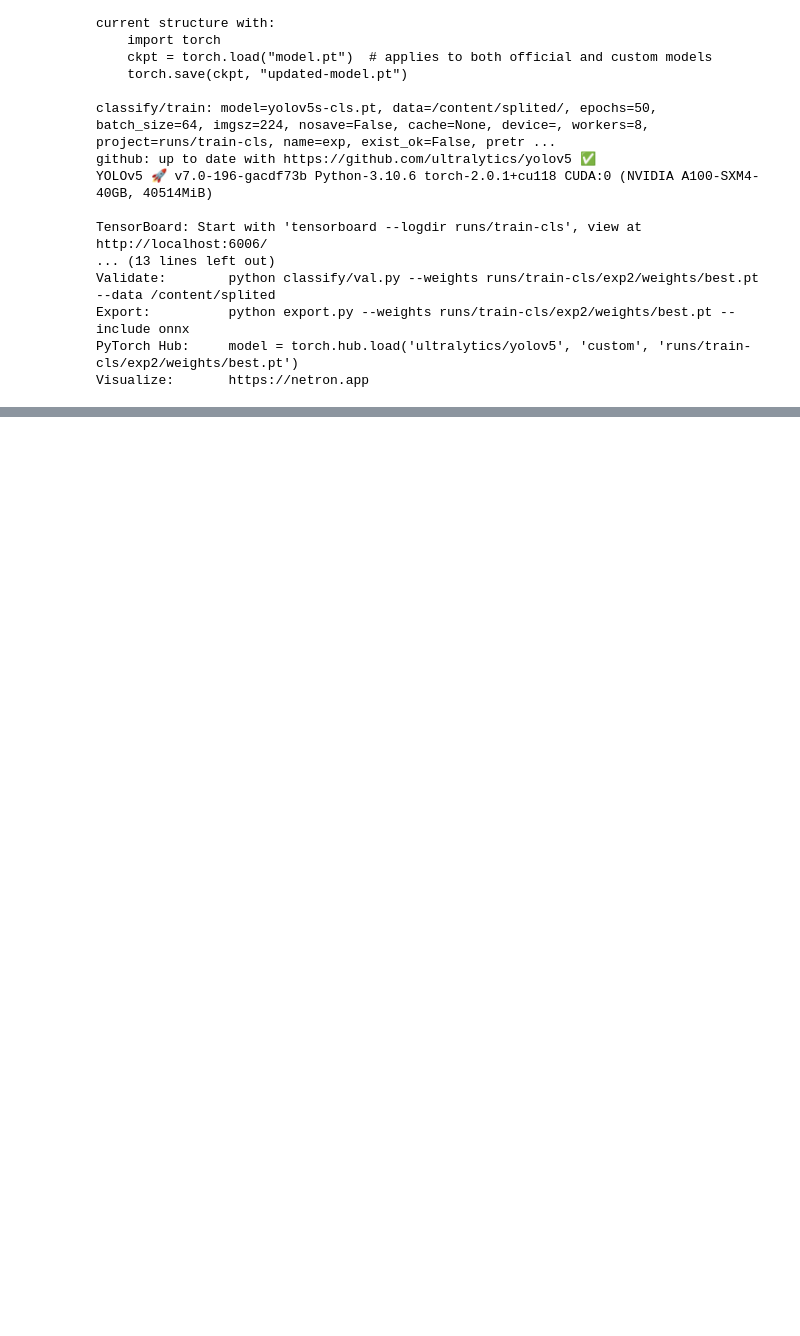
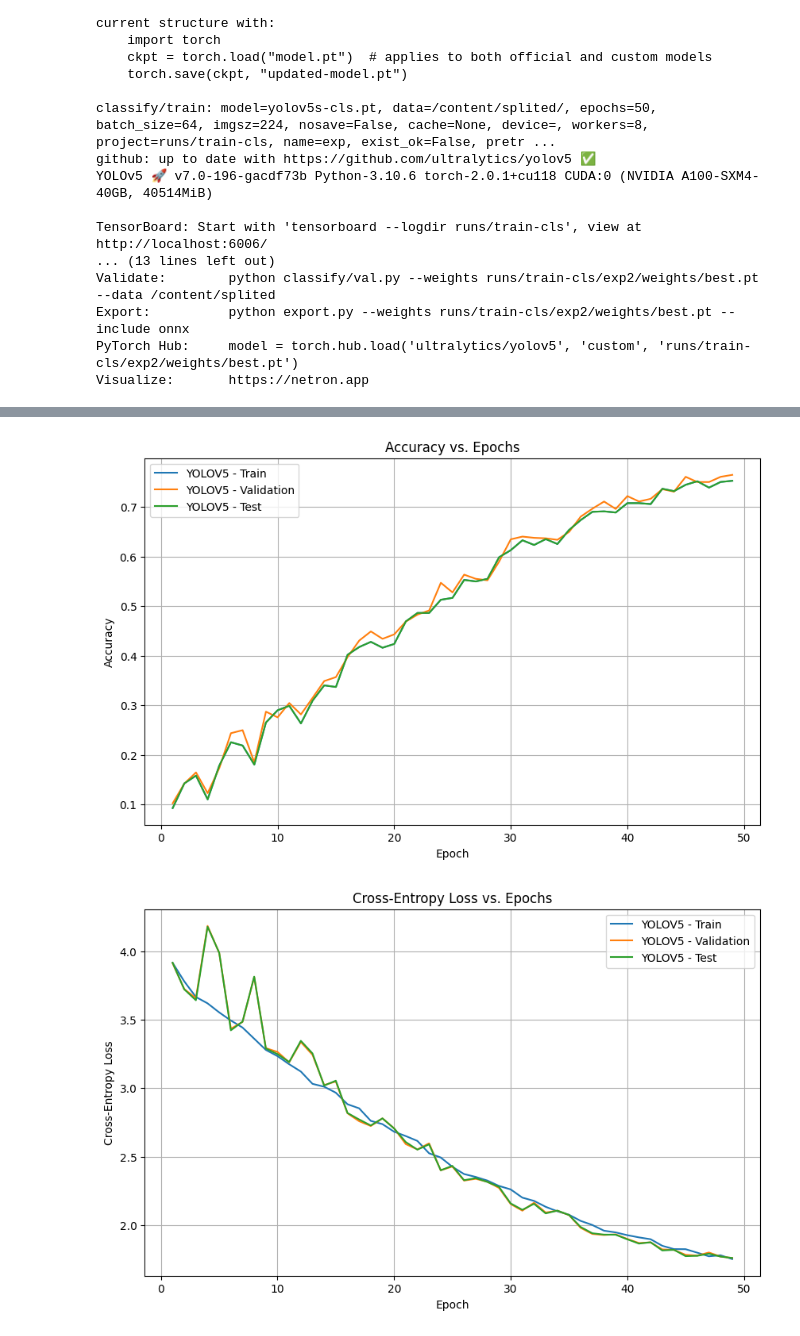
Before and after one commit to hillahalevi/Ex3--ANN-CNN, a Jupyter notebook: Ex3.ipynb, the cells around one changed output, grey strips where cells are left out. Saved outputs shown, nothing was run; the diff lists cells and outputs as text; code cells hidden in the pictures; blank space fills up the shorter version.

```diff
--- a/Ex3.ipynb
+++ b/Ex3.ipynb
@@ -1133,0 +1137,8 @@ Results saved to runs/val-cls/exp12
+# %%
+#Plot accuracy and cross-entropy graphs
+model_names = ["YOLOV5"]
+plot_metrics(train_accuracy_list, val_accuracy_list, test_accuracy_list, "Accuracy", model_names)
+plot_metrics(train_loss_list, val_loss_list, test_loss_list, "Cross-Entropy Loss", model_names)
+# %% [output]
+[figure, added]
+[figure, added]
```
Also changed, not shown: parts of 28 cells of this notebook.
